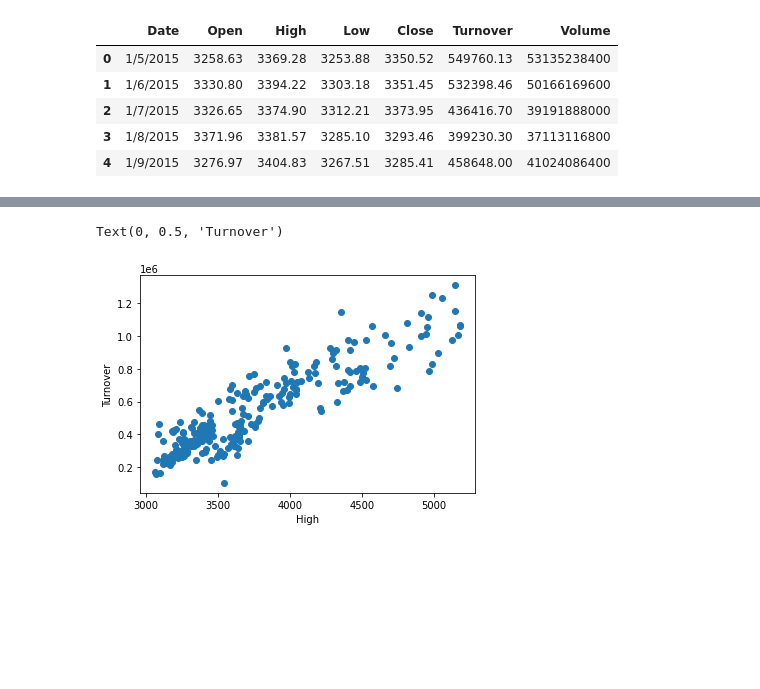
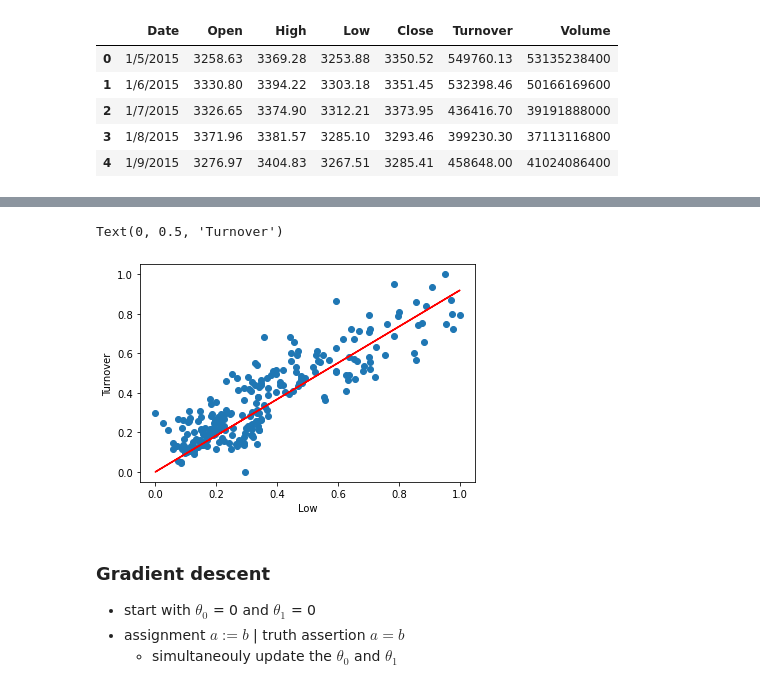
Before and after one commit to ychen1492/coursera-machine-learning, a Jupyter notebook: coursera-ml-week1.ipynb, the cells around one changed output, grey strips where cells are left out. Cells and saved outputs as stored; diff of their text form; code cells hidden in the pictures; blank space fills up the shorter version.

Commit message:
gradient descent

```diff
--- a/coursera-ml-week1.ipynb
+++ b/coursera-ml-week1.ipynb
@@ -12,3 +24,6 @@ data_frame.head()
 | 2 | 1/7/2015 | 3326.65 | 3374.90 | 3312.21 | 3373.95 | 436416.70 | 39191888000 |
 | 3 | 1/8/2015 | 3371.96 | 3381.57 | 3285.10 | 3293.46 | 399230.30 | 37113116800 |
 | 4 | 1/9/2015 | 3276.97 | 3404.83 | 3267.51 | 3285.41 | 458648.00 | 41024086400 |
+# %%
+data_frame["Low"] = (data_frame["Low"]-data_frame["Low"].min()) / (data_frame["Low"].max()-data_frame["Low"].min())
+data_frame["Turnover"] = (data_frame["Turnover"]-data_frame["Turnover"].min()) / (data_frame["Turnover"].max()-data_frame["Turnover"].min())
@@ -14,0 +39,13 @@ data_frame.head()
+# %%
+theta_0 = np.linspace(-2,2,50)
+theta_1 = np.linspace(-3,3,50)
+
+X, Y = np.meshgrid(theta_0,theta_1)
+MSE = np.zeros((50,50))
+number_dataset = len(data_frame["Low"])
+
+for i in range(50):
+    for k in range(50):
+        h = [X[i,k]+Y[i,k]*data for data in data_frame["Low"]]
+        J = np.sum((h-data_frame["Turnover"])**2)/(2*number_dataset)
+        MSE[i,k]=J
@@ -15,8 +74,25 @@ data_frame.head()
+# %%
+theta_1 = np.linspace(-5,5,50)
+MSE=[]
+for i in range(50):
+    # hypothesis for each x value
+    h = theta_1[i]*data_frame["Low"]
+    J = np.sum((h-data_frame["Turnover"])**2)/(2*number_dataset)
+    MSE.append(J)
+# %%
+min_index = np.argwhere(MSE == np.min(MSE))
+h=theta_1[min_index[0]]*data_frame["Low"]
 # %%
 fig, ax = plt.subplots()
-plt.scatter(data_frame["High"],data_frame["Turnover"])
-ax.set_xlabel("High")
+plt.scatter(data_frame["Low"],data_frame["Turnover"])
+plt.plot(data_frame["Low"],h,color='r')
+ax.set_xlabel("Low")
 ax.set_ylabel("Turnover")
 # %% [output]
 Text(0, 0.5, 'Turnover')
-[figure, old version]
+[figure, new version]
+# %% [markdown]
+### Gradient descent
+- start with $\theta_0$ = 0 and $\theta_1$ = 0
+- assignment $a:=b$ | truth assertion $a=b$
+    - simultaneouly update the $\theta_0$ and $\theta_1$
```
Also changed, not shown: parts of 11 cells of this notebook.
